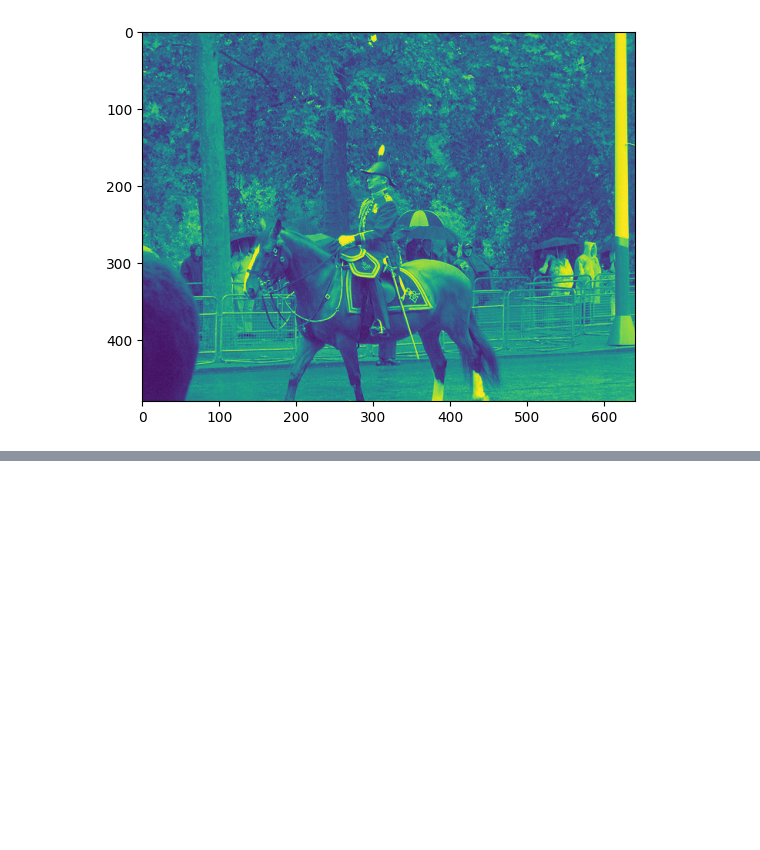
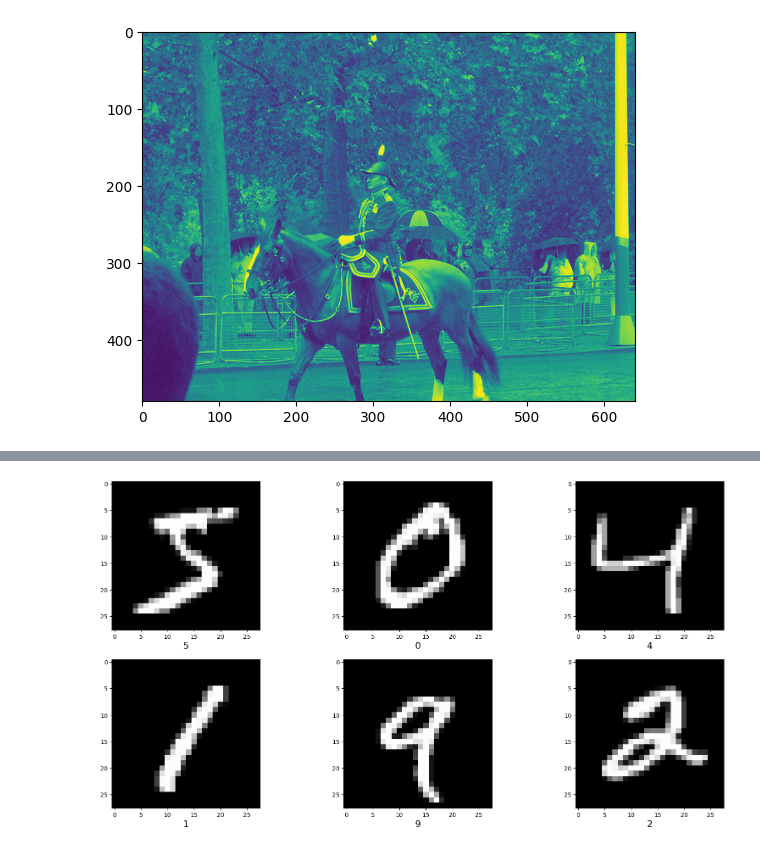
Before and after one commit to ujj-kum/Google-Colab-Notebooks, a Jupyter notebook: CNN.ipynb, the cells around one changed output, grey strips where cells are left out. Drawn from its saved outputs; the diff is of its cells as text; code cells hidden in the pictures; blank space fills up the shorter version.

```diff
--- a/CNN.ipynb
+++ b/CNN.ipynb
@@ -66,0 +95,11 @@ plt.imshow(gray)
+# %%
+X_train = X_train.astype('float32')/255
+X_test = X_test.astype('float32')/255
+# %%
+fig, axes = plt.subplots(2, 3, figsize=(20,10))
+axes = axes.flatten()
+for _ in range(6):
+    axes[_].imshow(X_train[_], cmap='gray')
+    axes[_].set_xlabel(y_train[_], fontsize=15)
+# %% [output]
+[figure, added]
```
Also changed, not shown: parts of 7 cells of this notebook.
